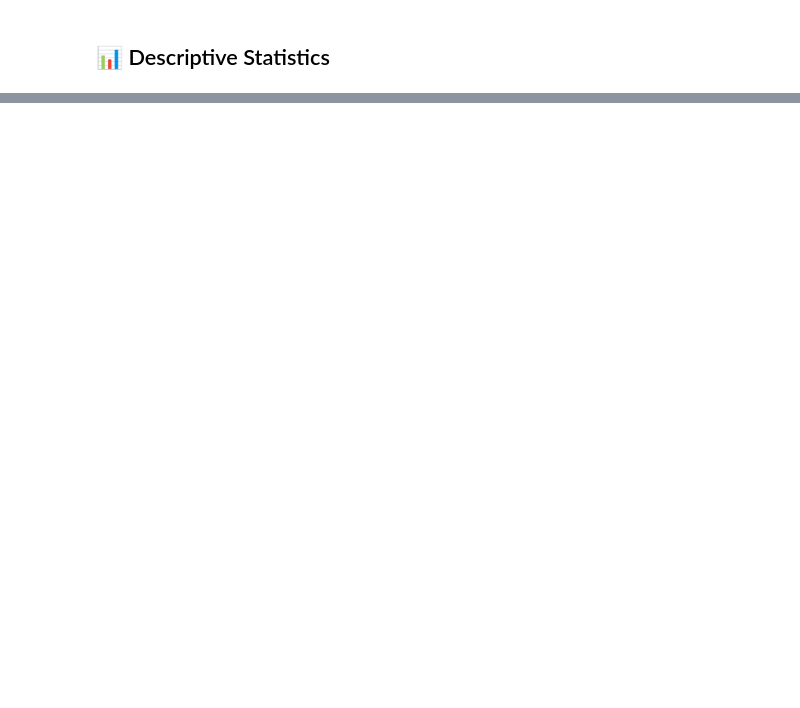
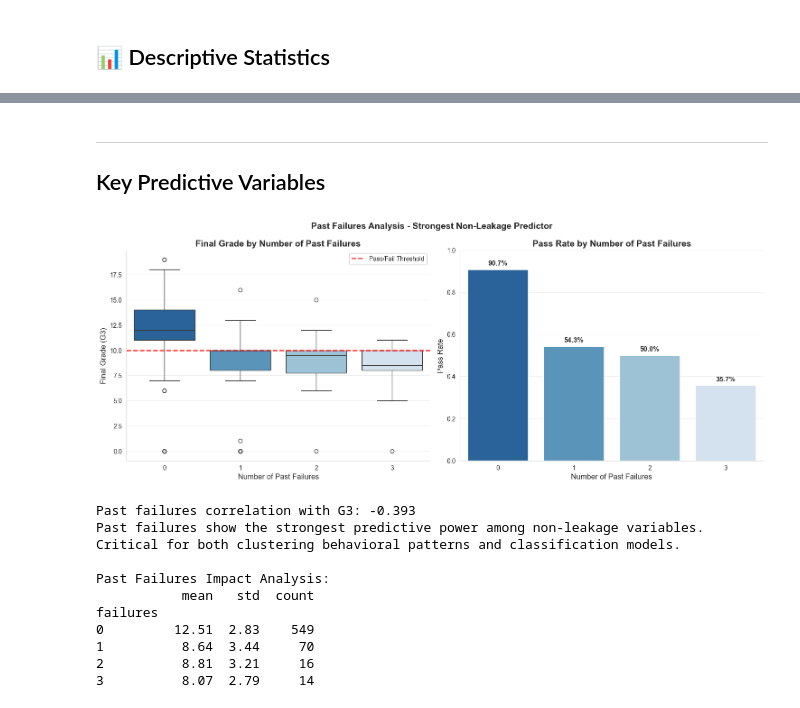
Before and after one commit to kar1myasser/Students-Performance-Analysis, a Jupyter notebook: notebooks/02_eda_visualization.ipynb, the cells around one changed output, grey strips where cells are left out. Cells and saved outputs as stored; diff of their text form; code cells hidden in the pictures; blank space fills up the shorter version.

```diff
--- a/notebooks/02_eda_visualization.ipynb
+++ b/notebooks/02_eda_visualization.ipynb
@@ -986,12 +137,0 @@ plt.show()
-# %%
-plt.figure(figsize=(10, 6))
-pass_rate = df.groupby("studytime")["pass_fail"].mean()
-sns.barplot(x=pass_rate.index, y=pass_rate.values, palette="viridis")
-plt.title("Pass Rate by Study Time")
-plt.xlabel("Study Time")
-plt.ylabel("Pass Rate")
-plt.ylim(0, 1)
-# Add percentage labels on bars
-for i, v in enumerate(pass_rate.values):
-    plt.text(i, v + 0.02, f"{v:.1%}", ha="center")
-plt.show()
@@ -1191,0 +273,67 @@ G1 and G2 create serious data leakage for G3 prediction models. For practical ea
+# %% [markdown]
+---
+## Key Predictive Variables
+# %%
+# Visualization 4: Past failures analysis - strongest predictor
+fig, (ax1, ax2) = plt.subplots(1, 2, figsize=(15, 6))
+fig.suptitle(
+    "Past Failures Analysis - Strongest Non-Leakage Predictor",
+    fontsize=14,
+    fontweight="bold",
+)
+
+# Failures vs G3 boxplot
+sns.boxplot(x="failures", y="G3", data=df, ax=ax1, palette="Blues_r")
+ax1.axhline(
+    y=10,
+    color="red",
+    linestyle="--",
+    linewidth=2,
+    alpha=0.7,
+    label="Pass/Fail Threshold",
+)
+ax1.set_title("Final Grade by Number of Past Failures", fontweight="bold")
+ax1.set_xlabel("Number of Past Failures")
+ax1.set_ylabel("Final Grade (G3)")
+ax1.legend()
+
+# Pass rate by failures
+pass_rate_failures = df.groupby("failures")["pass_fail"].mean()
+sns.barplot(
+    x=pass_rate_failures.index, y=pass_rate_failures.values, ax=ax2, palette="Blues_r"
+)
+ax2.set_title("Pass Rate by Number of Past Failures", fontweight="bold")
+ax2.set_xlabel("Number of Past Failures")
+ax2.set_ylabel("Pass Rate")
+ax2.set_ylim(0, 1)
+
+# Add percentage labels
+for i, v in enumerate(pass_rate_failures.values):
+    ax2.text(i, v + 0.02, f"{v:.1%}", ha="center", fontweight="bold")
+
+plt.tight_layout()
+plt.show()
+
+failures_corr = df_numeric["failures"].corr(df_numeric["G3"])
+print(f"Past failures correlation with G3: {failures_corr:.3f}")
+print("Past failures show the strongest predictive power among non-leakage variables.")
+print("Critical for both clustering behavioral patterns and classification models.")
+
+# Critical failures impact analysis
+print("\nPast Failures Impact Analysis:")
+failures_stats = df.groupby("failures")["G3"].agg(["mean", "std", "count"]).round(2)
+
+print(failures_stats)
+# %% [output]
+[figure, added]
+Past failures correlation with G3: -0.393
+Past failures show the strongest predictive power among non-leakage variables.
+Critical for both clustering behavioral patterns and classification models.
+
+Past Failures Impact Analysis:
+           mean   std  count
+failures
+0         12.51  2.83    549
+1          8.64  3.44     70
+2          8.81  3.21     16
+3          8.07  2.79     14
```
Also changed, not shown: parts of 59 cells of this notebook, 3 other files.
